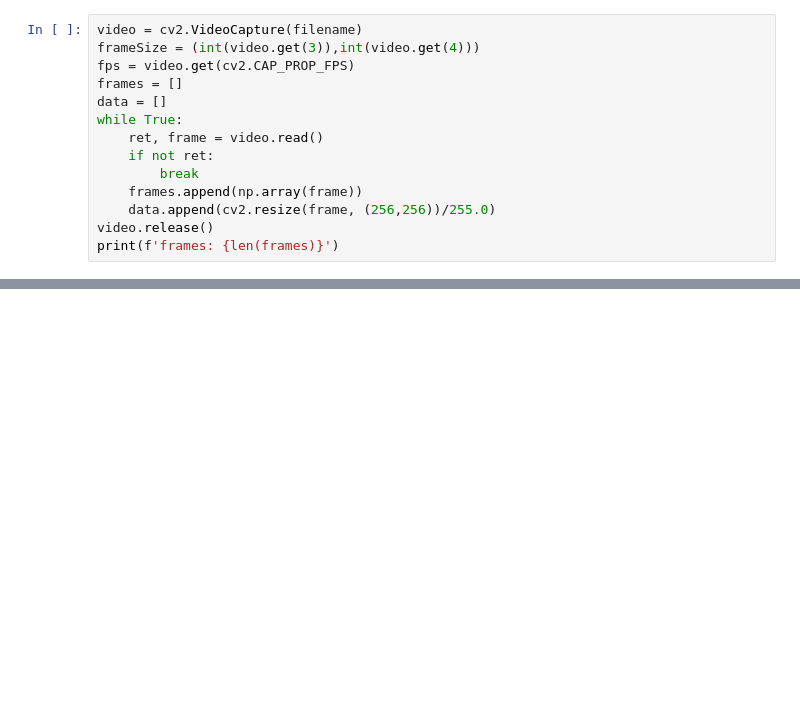
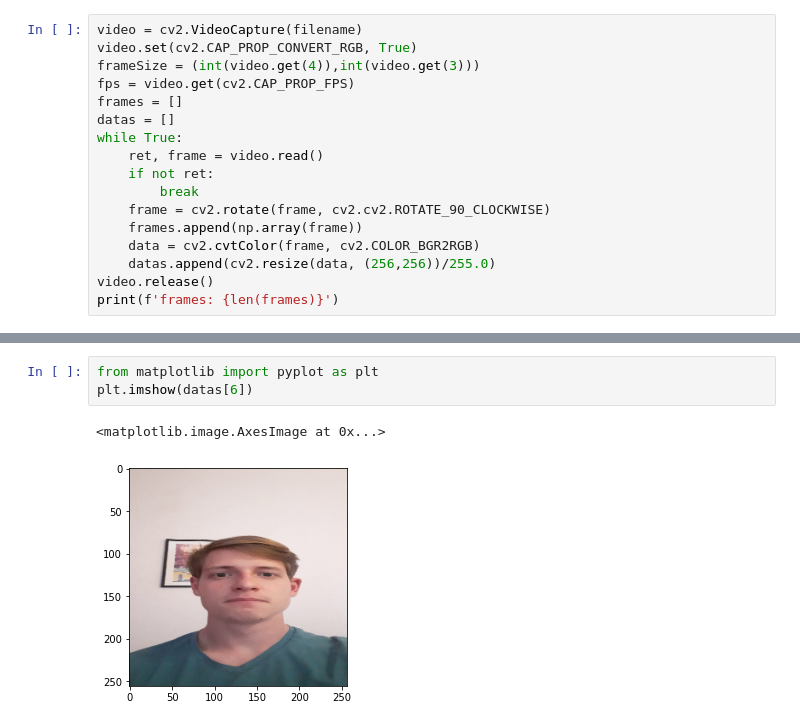
Before and after one commit to Egoago/DepressionClassification, a Jupyter notebook: Evaluation.ipynb, the cells around one changed output, grey strips where cells are left out. Cells and saved outputs as stored; diff of their text form; blank space fills up the shorter version.

```diff
--- a/Evaluation.ipynb
+++ b/Evaluation.ipynb
@@ -19,15 +13,18 @@ time: 145 ms (started: 2021-05-04 19:46:37 +00:00)
 # %%
 video = cv2.VideoCapture(filename)
-frameSize = (int(video.get(3)),int(video.get(4)))
+video.set(cv2.CAP_PROP_CONVERT_RGB, True)
+frameSize = (int(video.get(4)),int(video.get(3)))
 fps = video.get(cv2.CAP_PROP_FPS)
 frames = []
-data = []
+datas = []
 while True:
     ret, frame = video.read()
     if not ret:
         break
+    frame = cv2.rotate(frame, cv2.cv2.ROTATE_90_CLOCKWISE)
     frames.append(np.array(frame))
-    data.append(cv2.resize(frame, (256,256))/255.0)
+    data = cv2.cvtColor(frame, cv2.COLOR_BGR2RGB)
+    datas.append(cv2.resize(data, (256,256))/255.0)
 video.release()
 print(f'frames: {len(frames)}')
 # %% [output]
@@ -36,2 +32,8 @@ time: 2.23 s (started: 2021-05-04 19:46:37 +00:00)
+# %%
+from matplotlib import pyplot as plt
+plt.imshow(datas[6])
+# %% [output]
+<matplotlib.image.AxesImage at 0x...>
+[figure, added]
 # %%
 model = models.load_model('trackerDeep.h5')
```
Also changed, not shown: parts of 5 cells of this notebook.
